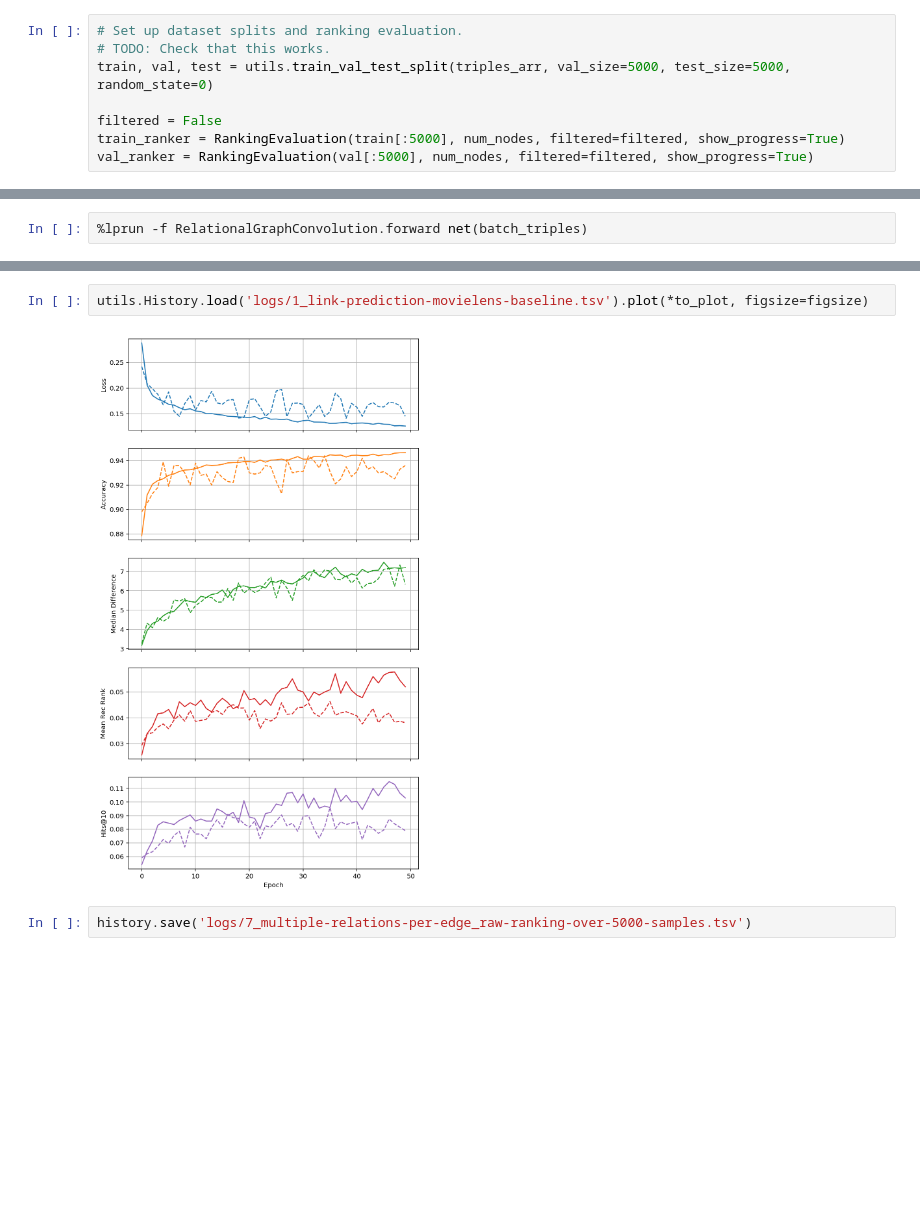
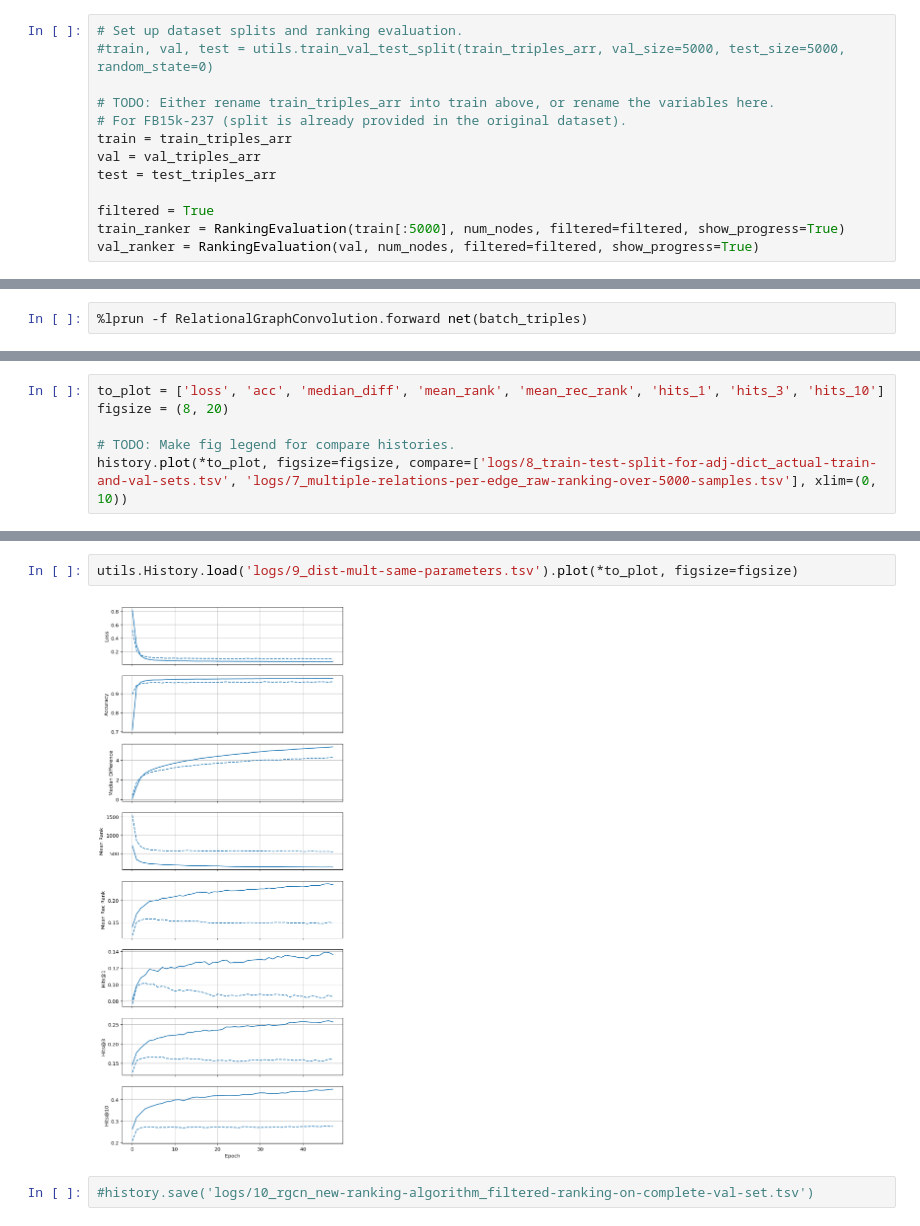
Before and after one commit to jrieke/sampled-rgcn, a Jupyter notebook: playground.ipynb, the cells around one changed output, grey strips where cells are left out. Drawn from its saved outputs; the diff is of its cells as text; blank space fills up the shorter version.

Commit message:
New algorithm for filtered ranking

```diff
--- a/playground.ipynb
+++ b/playground.ipynb
@@ -1448,8 +1312,13 @@ class RankingEvaluation(object):
 # %%
 # Set up dataset splits and ranking evaluation.
-# TODO: Check that this works.
-train, val, test = utils.train_val_test_split(triples_arr, val_size=5000, test_size=5000, random_state=0)
+#train, val, test = utils.train_val_test_split(train_triples_arr, val_size=5000, test_size=5000, random_state=0)
 
-filtered = False
+# TODO: Either rename train_triples_arr into train above, or rename the variables here.
+# For FB15k-237 (split is already provided in the original dataset).
+train = train_triples_arr
+val = val_triples_arr
+test = test_triples_arr
+
+filtered = True
 train_ranker = RankingEvaluation(train[:5000], num_nodes, filtered=filtered, show_progress=True)
-val_ranker = RankingEvaluation(val[:5000], num_nodes, filtered=filtered, show_progress=True)
+val_ranker = RankingEvaluation(val, num_nodes, filtered=filtered, show_progress=True)
@@ -1662,0 +1567,6 @@ history.plot(*to_plot, figsize=figsize)
+# %%
+to_plot = ['loss', 'acc', 'median_diff', 'mean_rank', 'mean_rec_rank', 'hits_1', 'hits_3', 'hits_10']
+figsize = (8, 20)
+
+# TODO: Make fig legend for compare histories.
+history.plot(*to_plot, figsize=figsize, compare=['logs/8_train-test-split-for-adj-dict_actual-train-and-val-sets.tsv', 'logs/7_multiple-relations-per-edge_raw-ranking-over-5000-samples.tsv'], xlim=(0, 10))
@@ -1663,9 +1594,9 @@ history.plot(*to_plot, figsize=figsize)
 # %%
-utils.History.load('logs/1_link-prediction-movielens-baseline.tsv').plot(*to_plot, figsize=figsize)
+utils.History.load('logs/9_dist-mult-same-parameters.tsv').plot(*to_plot, figsize=figsize)
 # %% [output]
-[figure, old version]
+[figure, new version]
-# %%
-history.save('logs/7_multiple-relations-per-edge_raw-ranking-over-5000-samples.tsv')
+# %%
+#history.save('logs/10_rgcn_new-ranking-algorithm_filtered-ranking-on-complete-val-set.tsv')
 # %%
 !ls logs
 # %% [output]
```
Also changed, not shown: parts of 37 cells of this notebook, 1 other file.
